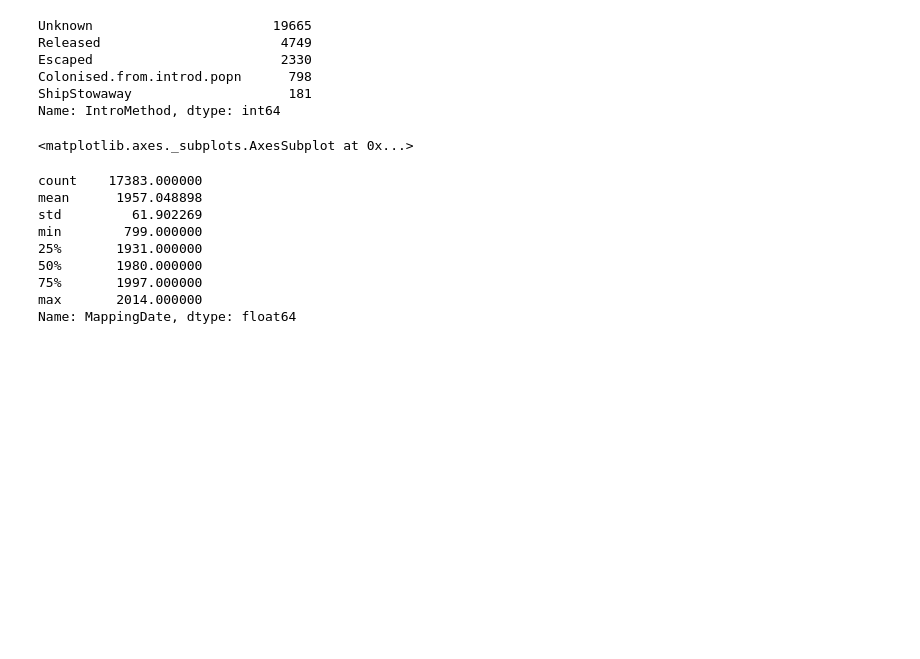
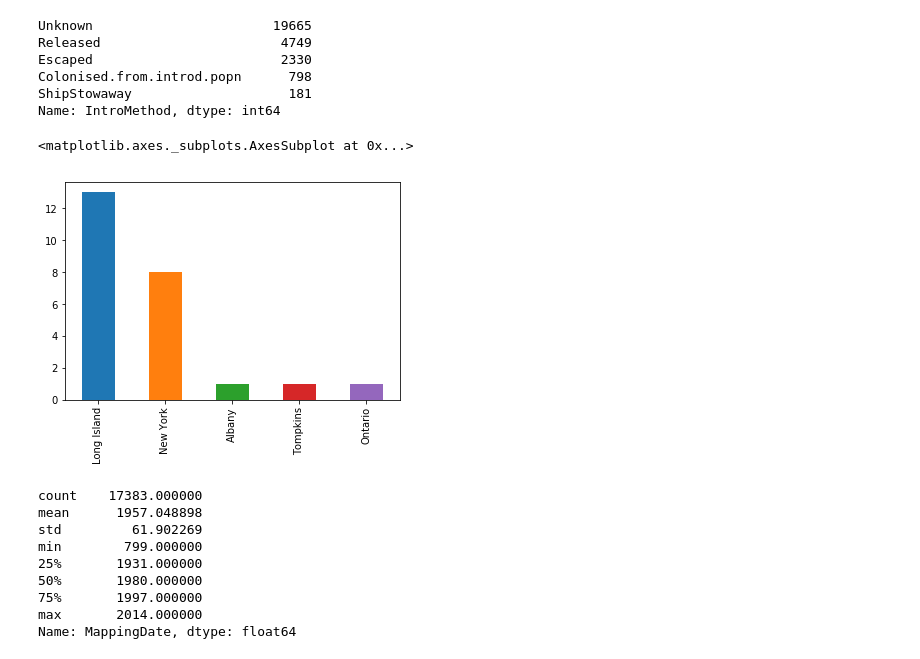
Before and after one commit to jessimckenzi/data-studio, a Jupyter notebook: 01-birds/birds.ipynb, the cells around one changed output. Cells and saved outputs as stored; diff of their text form; code cells hidden in the pictures; blank space fills up the shorter version.

```diff
--- a/01-birds/birds.ipynb
+++ b/01-birds/birds.ipynb
@@ -3,44 +3,6 @@ import pandas as pd
 %matplotlib inline
 import matplotlib.pyplot as plt
 from cycler import cycler
-# %%
-plt.rcdefaults()
-plt.rcParams.update({
-    'lines.linewidth': 3,
-    'legend.frameon' : False,
-    'legend.borderaxespad' : 0,
-    'axes.prop_cycle': cycler('color', ['#74004c', '#eded76', '#9ec37d', '#7dc392', '#7db8c3', '#3a45a4', '#583c7d']),
-    'axes.facecolor': '#f7f7f7',
-    'axes.labelcolor' : 'black',
-    'axes.labelsize': 'large',
-    'axes.axisbelow': True,
-    'axes.grid': True,
-    'axes.edgecolor': 'white',
-    'axes.titlepad' : 20,
-    'axes.labelpad' : 15,
-    'patch.edgecolor': '#f7f7f7',
-    'patch.linewidth': 0.5,
-    'grid.linestyle': '-',
-    'grid.linewidth': 2,
-    'grid.color': 'white',
-    'xtick.major.size': 0,
-    'xtick.minor.size': 0,
-    'ytick.major.size': 0,
-    'ytick.minor.size': 0,
-    'xtick.color' : 'black',
-    'ytick.color' : 'black',
-    'font.size': 10.0,
-    'savefig.bbox' : 'tight',
-    'savefig.edgecolor': '#f7f7f7',
-    'savefig.facecolor': '#f7f7f7',
-    'figure.subplot.left': 0.08,
-    'figure.subplot.right': 0.95,
-    'figure.subplot.bottom': 0.07,
-    'figure.facecolor': '#f7f7f7',
-    'svg.fonttype': 'path',
-    'pdf.fonttype': 42,
-    'ps.fonttype': 42,
-})
 # %%
 df = pd.read_csv("GAVIA_main_data_table.csv", encoding='latin-1')
 pd.set_option('display.max_columns', 500)
@@ -136,9 +98,10 @@ ShipStowaway                    181
 Name: IntroMethod, dtype: int64
 # %%
 #Where in New York are birds released?
-df[df.AreaName1.str.contains("New York", na=False)].AreaName2.value_counts().plot(kind='barh')
+df[df.AreaName1.str.contains("New York", na=False)].AreaName2.value_counts().plot(kind='bar')
 # %% [output]
 <matplotlib.axes._subplots.AxesSubplot at 0x...>
+[figure, added]
 # %%
 df.MappingDate.describe()
 # %% [output]
```
Also changed, not shown: parts of 42 cells of this notebook, 17 other files.
